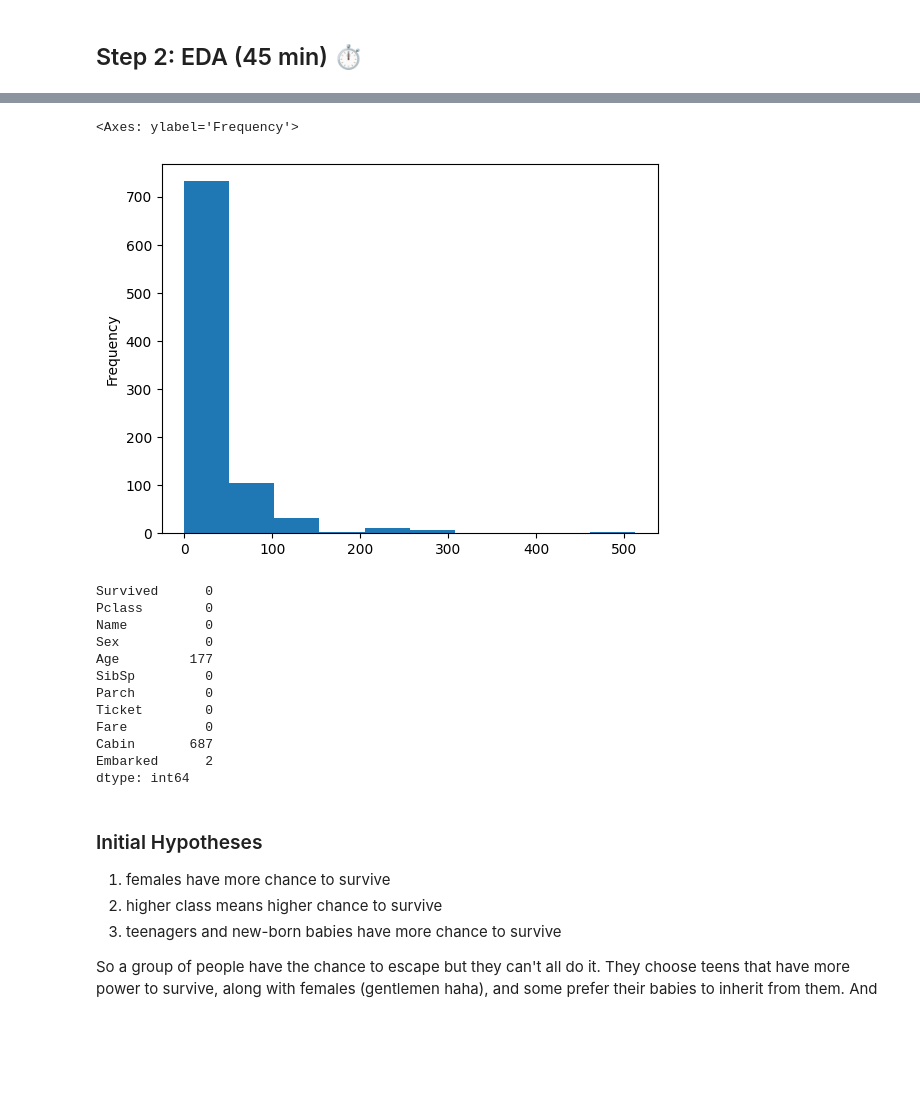
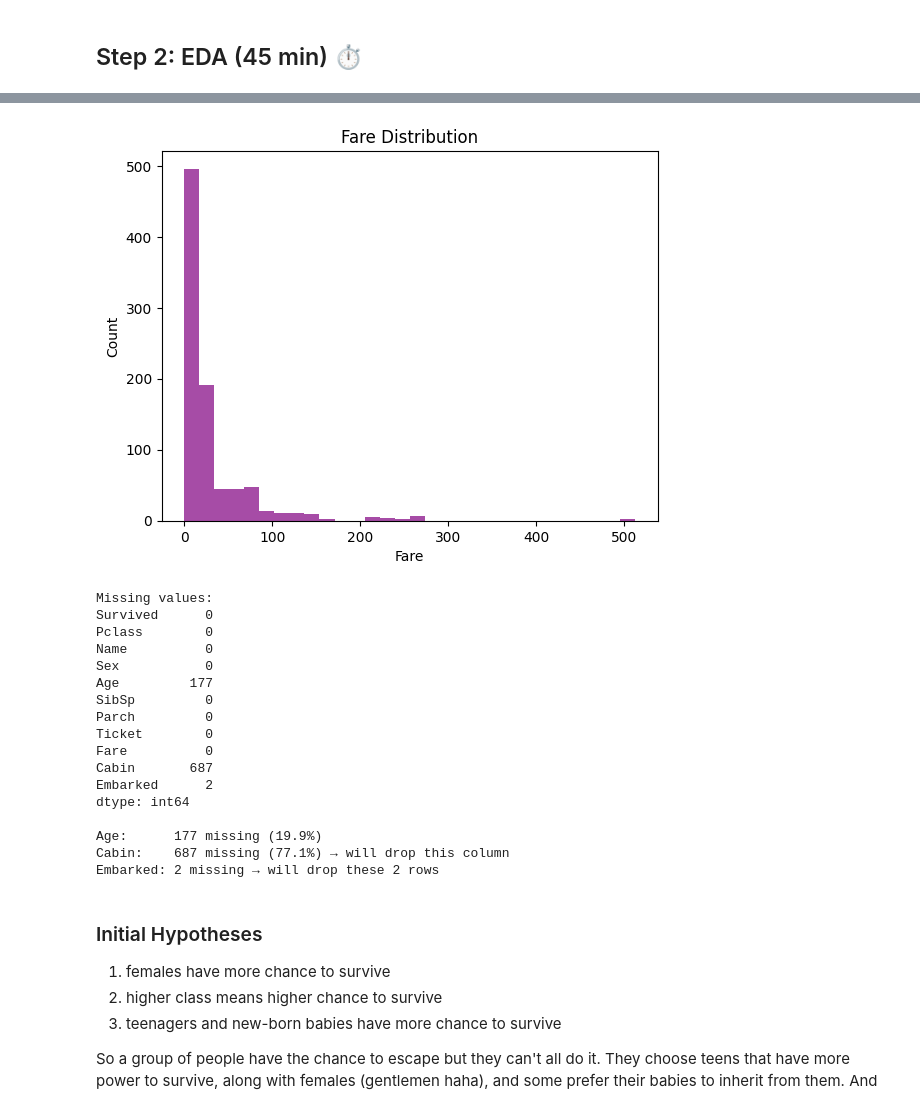
Before and after one commit to zakariabouy/Practice-Makes-Perfect, a Jupyter notebook: 30_Datasets_Challenge/01_Titanic/titanic_from_scratch.ipynb, the cells around one changed output, grey strips where cells are left out. Drawn from its saved outputs; the diff is of its cells as text; code cells hidden in the pictures; blank space fills up the shorter version.

```diff
--- a/30_Datasets_Challenge/01_Titanic/titanic_from_scratch.ipynb
+++ b/30_Datasets_Challenge/01_Titanic/titanic_from_scratch.ipynb
@@ -16,3 +18,8 @@ import matplotlib.pyplot as plt
 # %%
+# Load and shuffle data (shuffling prevents bias if data is sorted by class/name)
 df = pd.read_csv("data/train.csv")
-df=df.set_index('PassengerId')
+df = df.set_index('PassengerId')
+df = df.sample(frac=1, random_state=42)
+
+print(f"Shape: {df.shape}")
+df.head()
@@ -134,11 +140,21 @@ plt.show()
 # %%
-df['Fare'].plot(kind='hist')
+# Fare distribution
+df['Fare'].plot(kind='hist', bins=30, color='purple', alpha=0.7)
+plt.title('Fare Distribution')
+plt.xlabel('Fare')
+plt.ylabel('Count')
+plt.show()
 # %% [output]
-<Axes: ylabel='Frequency'>
-[figure, old version]
+[figure, new version]
 # %%
-df.isnull().sum()
+# Missing values summary
+print("Missing values:")
+print(df.isnull().sum())
+print(f"\nAge:      {df['Age'].isnull().sum()} missing ({df['Age'].isnull().mean():.1%})")
+print(f"Cabin:    {df['Cabin'].isnull().sum()} missing ({df['Cabin'].isnull().mean():.1%}) → will drop this column")
+print(f"Embarked: {df['Embarked'].isnull().sum()} missing → will drop these 2 rows")
 # %% [output]
+Missing values:
 Survived      0
 Pclass        0
 Name          0
@@ -151,6 +167,10 @@ Fare          0
 Cabin       687
 Embarked      2
 dtype: int64
+
+Age:      177 missing (19.9%)
+Cabin:    687 missing (77.1%) → will drop this column
+Embarked: 2 missing → will drop these 2 rows
 # %% [markdown]
 ### Initial Hypotheses
 1. females have more chance to survive
```
Also changed, not shown: parts of 30 cells of this notebook, 11 other files.
